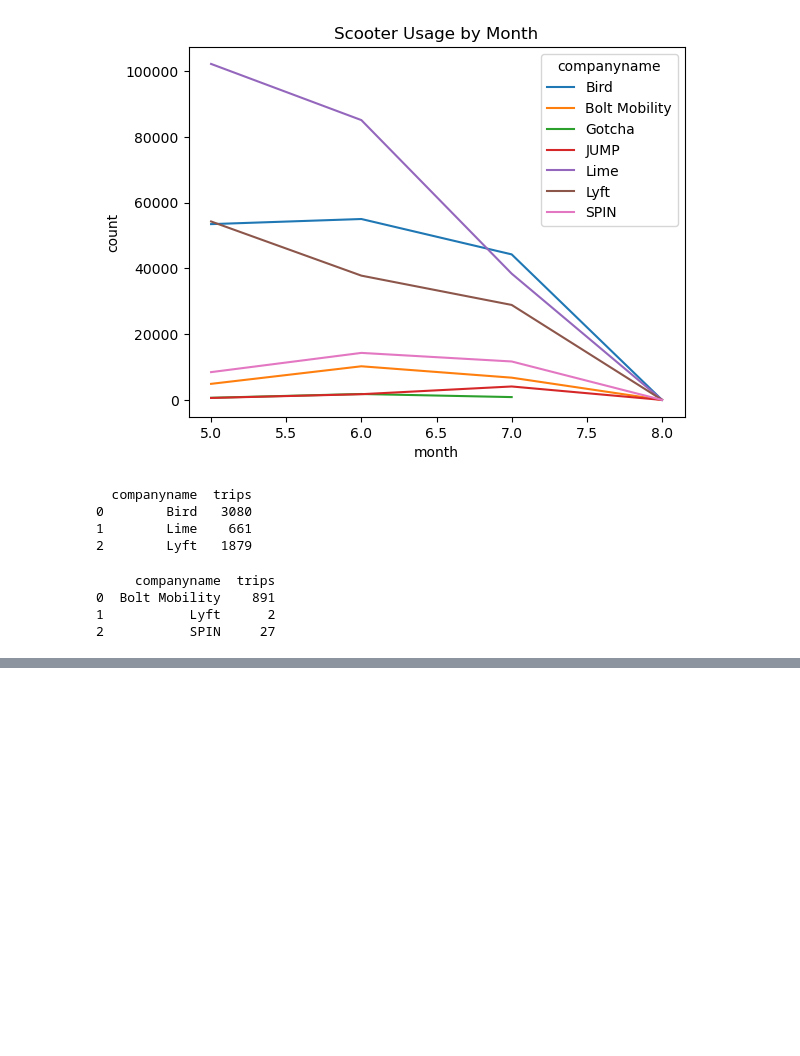
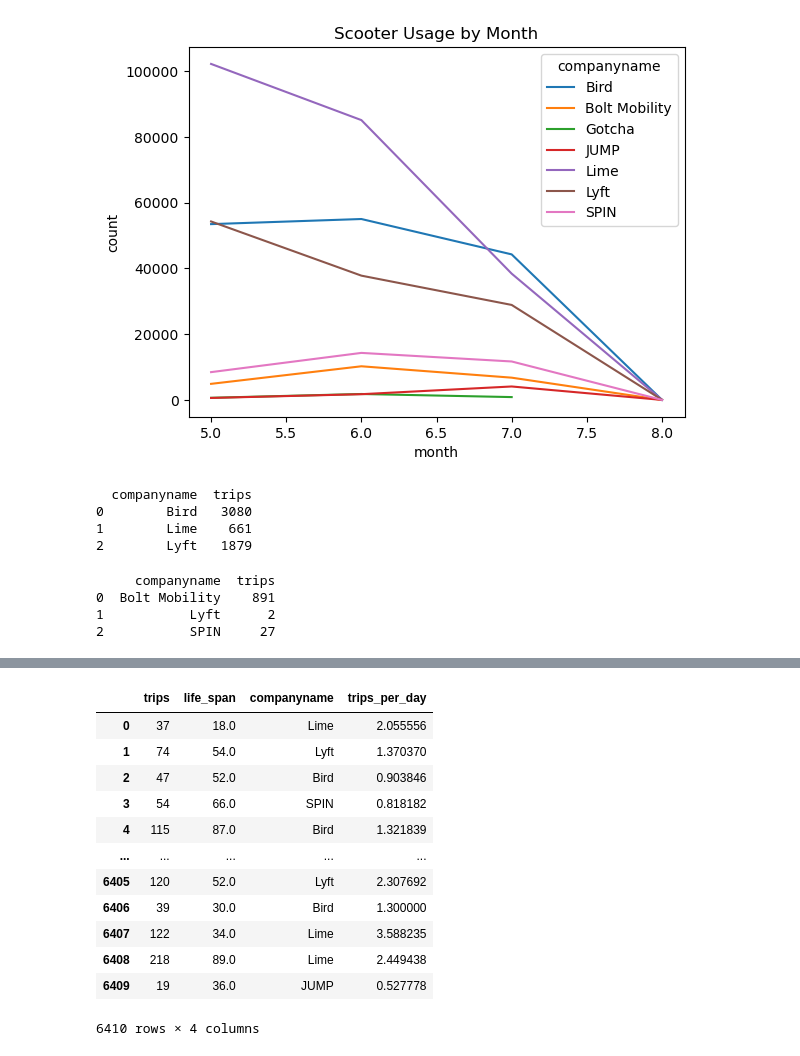
Before and after one commit to NSS-Data-Analytics-Cohort-8/scooter-partner1-yo_dawg_i_heard_you_liked_queries, a Jupyter notebook: notebooks/Project_questions.ipynb, the cells around one changed output, grey strips where cells are left out. Saved outputs shown, nothing was run; the diff lists cells and outputs as text; code cells hidden in the pictures; blank space fills up the shorter version.

```diff
--- a/notebooks/Project_questions.ipynb
+++ b/notebooks/Project_questions.ipynb
@@ -188,0 +273,29 @@ print(long_rides)
+# %%
+query = ''' with cte AS (SELECT DISTINCT(sumdid) as scooter,
+COUNT(triprecordnum) as trips,
+CAST(MAX(pubtimestamp :: date) - MIN(pubtimestamp :: date) AS float) as life_span,
+companyname
+FROM trips
+GROUP BY DISTINCT(sumdid), companyname)
+SELECT trips, life_span, companyname, CAST(trips/life_span AS float) as trips_per_day
+FROM cte
+WHERE life_span > 0
+GROUP BY companyname, trips, life_span
+'''
+
+trips_per_day2 = pd.read_sql(query, con = engine)
+trips_per_day2
+# %% [output]
+|  | trips | life_span | companyname | trips_per_day |
+| 0 | 37 | 18.0 | Lime | 2.055556 |
+| 1 | 74 | 54.0 | Lyft | 1.370370 |
+| 2 | 47 | 52.0 | Bird | 0.903846 |
+| 3 | 54 | 66.0 | SPIN | 0.818182 |
+| 4 | 115 | 87.0 | Bird | 1.321839 |
+| ... | ... | ... | ... | ... |
+| 6405 | 120 | 52.0 | Lyft | 2.307692 |
+| 6406 | 39 | 30.0 | Bird | 1.300000 |
+| 6407 | 122 | 34.0 | Lime | 3.588235 |
+| 6408 | 218 | 89.0 | Lime | 2.449438 |
+| 6409 | 19 | 36.0 | JUMP | 0.527778 |
+6410 rows × 4 columns
```
Also changed, not shown: parts of 14 cells of this notebook.
